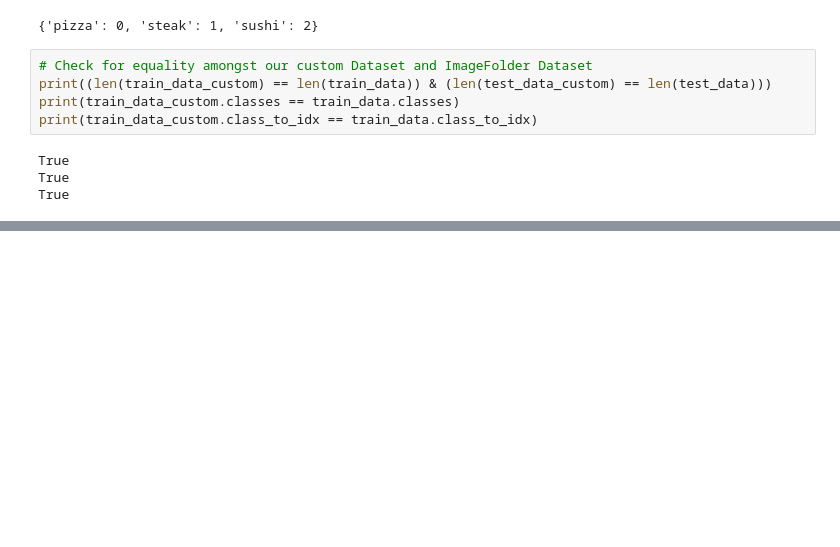
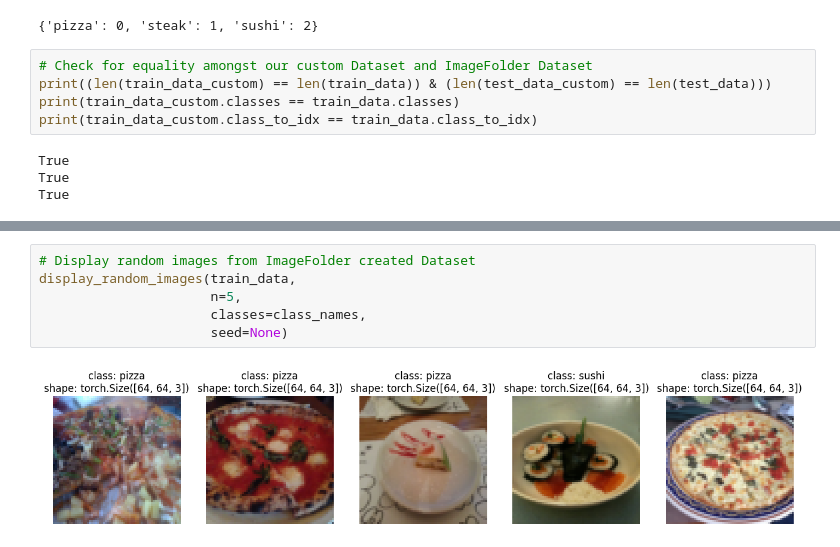
Before and after one commit to shatgulogen/deeplearning_pytorch, a Jupyter notebook: 04_pytorch_custom_datasets.ipynb, the cells around one changed output, grey strips where cells are left out. Saved outputs shown, nothing was run; the diff lists cells and outputs as text; blank space fills up the shorter version.

Commit message:
5.3 Create a function to display random images

```diff
--- a/04_pytorch_custom_datasets.ipynb
+++ b/04_pytorch_custom_datasets.ipynb
@@ -751,0 +812,8 @@ True
+# %%
+# Display random images from ImageFolder created Dataset
+display_random_images(train_data,
+                      n=5,
+                      classes=class_names,
+                      seed=None)
+# %% [output]
+[figure, added]
```
Also changed, not shown: parts of 3 cells of this notebook.
